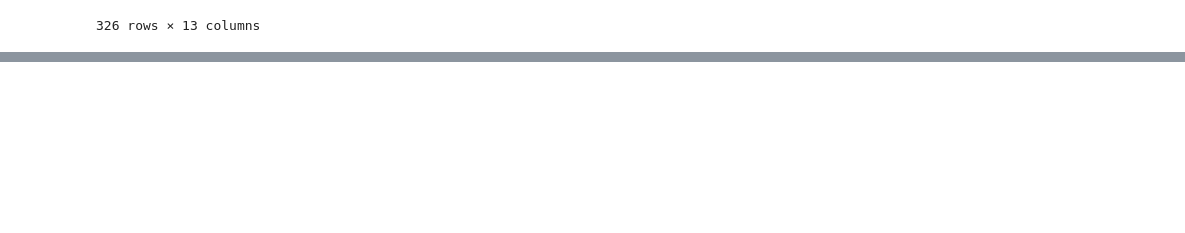
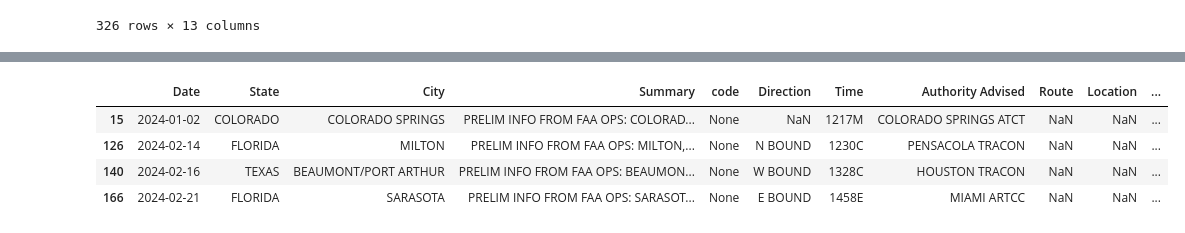
Before and after one commit to vishalival/drone-intrusion, a Jupyter notebook: code1.ipynb, the cells around one changed output, grey strips where cells are left out. Cells and saved outputs as stored; diff of their text form; code cells hidden in the pictures; blank space fills up the shorter version.

Commit message:
final merging

```diff
--- a/code1.ipynb
+++ b/code1.ipynb
@@ -197,0 +182,15 @@ drone_df[~drone_df["latitude"].isna()]
+# %%
+'''
+Merging the results with the initial airport codes dataframe to get latitude and longitude for all rows.
+'''
+
+merged_drone_df = pd.merge(drone_df, airport_codes_2[['Loc Id', 'ARP Latitude DD', 'ARP Longitude DD']],
+                           left_on='code', right_on='Loc Id', how='left')
+
+# Step 2: Only update 'latitude' and 'longitude' where they are NaN in drone_df
+merged_drone_df['latitude'] = merged_drone_df['latitude'].fillna(merged_drone_df['ARP Latitude DD'])
+merged_drone_df['longitude'] = merged_drone_df['longitude'].fillna(merged_drone_df['ARP Longitude DD'])
+
+# Optional: Drop the 'ARP Latitude DD', 'ARP Longitude DD', and 'Loc Id' columns if you don't need them
+merged_drone_df.drop(['Loc Id', 'ARP Latitude DD', 'ARP Longitude DD'], axis=1, inplace=True)
+merged_drone_df
@@ -197,0 +211,12 @@ drone_df[~drone_df["latitude"].isna()]
+# %%
+'''
+Efficacy of algorithm --> only 4 values out of 326 yielded NaN for latitude and longitude. need to find ways to deal with edge case.
+'''
+
+merged_drone_df[merged_drone_df["latitude"].isna()]
+# %% [output]
+|  | Date | State | City | Summary | code | Direction | Time | Authority Advised | Route | Location | ... |
+| 15 | 2024-01-02 | COLORADO | COLORADO SPRINGS | PRELIM INFO FROM FAA OPS: COLORAD... | None | NaN | 1217M | COLORADO SPRINGS ATCT | NaN | NaN | ... |
+| 126 | 2024-02-14 | FLORIDA | MILTON | PRELIM INFO FROM FAA OPS: MILTON,... | None | N BOUND | 1230C | PENSACOLA TRACON | NaN | NaN | ... |
+| 140 | 2024-02-16 | TEXAS | BEAUMONT/PORT ARTHUR | PRELIM INFO FROM FAA OPS: BEAUMON... | None | W BOUND | 1328C | HOUSTON TRACON | NaN | NaN | ... |
+| 166 | 2024-02-21 | FLORIDA | SARASOTA | PRELIM INFO FROM FAA OPS: SARASOT... | None | E BOUND | 1458E | MIAMI ARTCC | NaN | NaN | ... |
```
Also changed, not shown: parts of 5 cells of this notebook.
